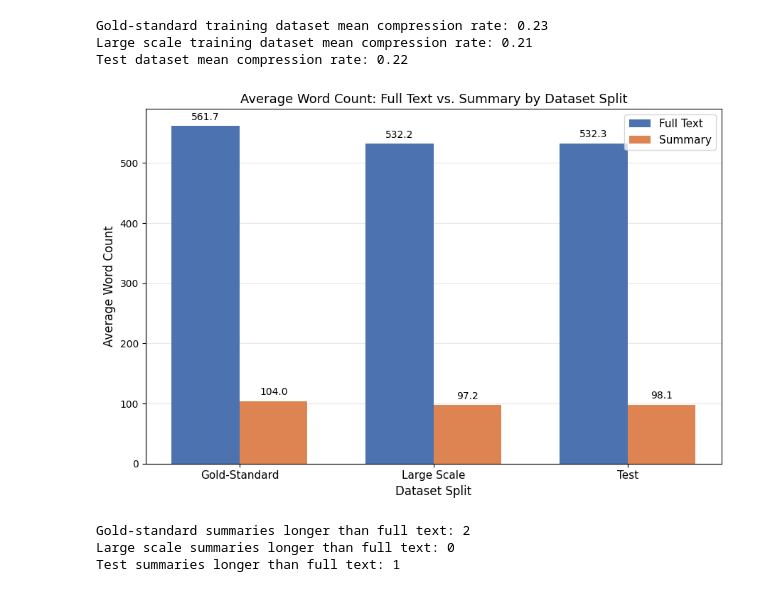
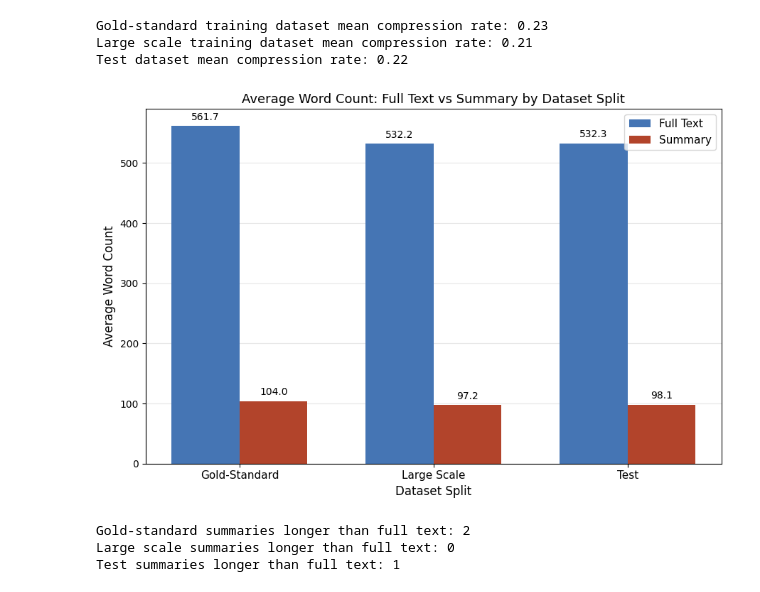
Before and after one commit to bagheria/DiffuClinic, a Jupyter notebook: data_exploration.ipynb, the cells around one changed output. Drawn from its saved outputs; the diff is of its cells as text; code cells hidden in the pictures.

```diff
--- a/data_exploration.ipynb
+++ b/data_exploration.ipynb
@@ -202,37 +209,37 @@ avg_fulltext = [
     df_large['Full_Text_Word_Count'].mean(),
     df_test['Full_Text_Word_Count'].mean()
 ]
 
 avg_summary = [
     df_gs['Summary_Word_Count'].mean(),
     df_large['Summary_Word_Count'].mean(),
     df_test['Summary_Word_Count'].mean()
 ]
 
 x = np.arange(len(splits))
 width = 0.35
 
 fig, ax = plt.subplots(figsize=(9, 6))
 
-bars1 = ax.bar(x - width/2, avg_fulltext, width, label='Full Text', color='#4C72B0')
-bars2 = ax.bar(x + width/2, avg_summary, width, label='Summary', color='#DD8452')
+bars1 = ax.bar(x - width/2, avg_fulltext, width, label='Full Text', color='#4575B4')
+bars2 = ax.bar(x + width/2, avg_summary, width, label='Summary', color='#B2442B')
 
 ax.bar_label(bars1, fmt='%.1f', padding=4, fontsize=10)
 ax.bar_label(bars2, fmt='%.1f', padding=4, fontsize=10)
 
 ax.set_xlabel('Dataset Split', fontsize=12)
 ax.set_ylabel('Average Word Count', fontsize=12)
-ax.set_title('Average Word Count: Full Text vs. Summary by Dataset Split', fontsize=13)
+ax.set_title('Average Word Count: Full Text vs Summary by Dataset Split', fontsize=13)
 ax.set_xticks(x)
 ax.set_xticklabels(splits, fontsize=11)
 ax.legend(fontsize=11)
 ax.yaxis.grid(True, alpha=0.3)
 ax.set_axisbelow(True)
 
 plt.tight_layout()
 plt.show()
 # %% [output]
-[figure, old version]
+[figure, new version]
 # %%
 # Check if any summary is ever longer than its full text counterpart
 print(f"Gold-standard summaries longer than full text: {df_gs[df_gs['Summary_Word_Count'] > df_gs['Full_Text_Word_Count']].shape[0]}")
```
Also changed, not shown: parts of 10 cells of this notebook, 1 other file.
